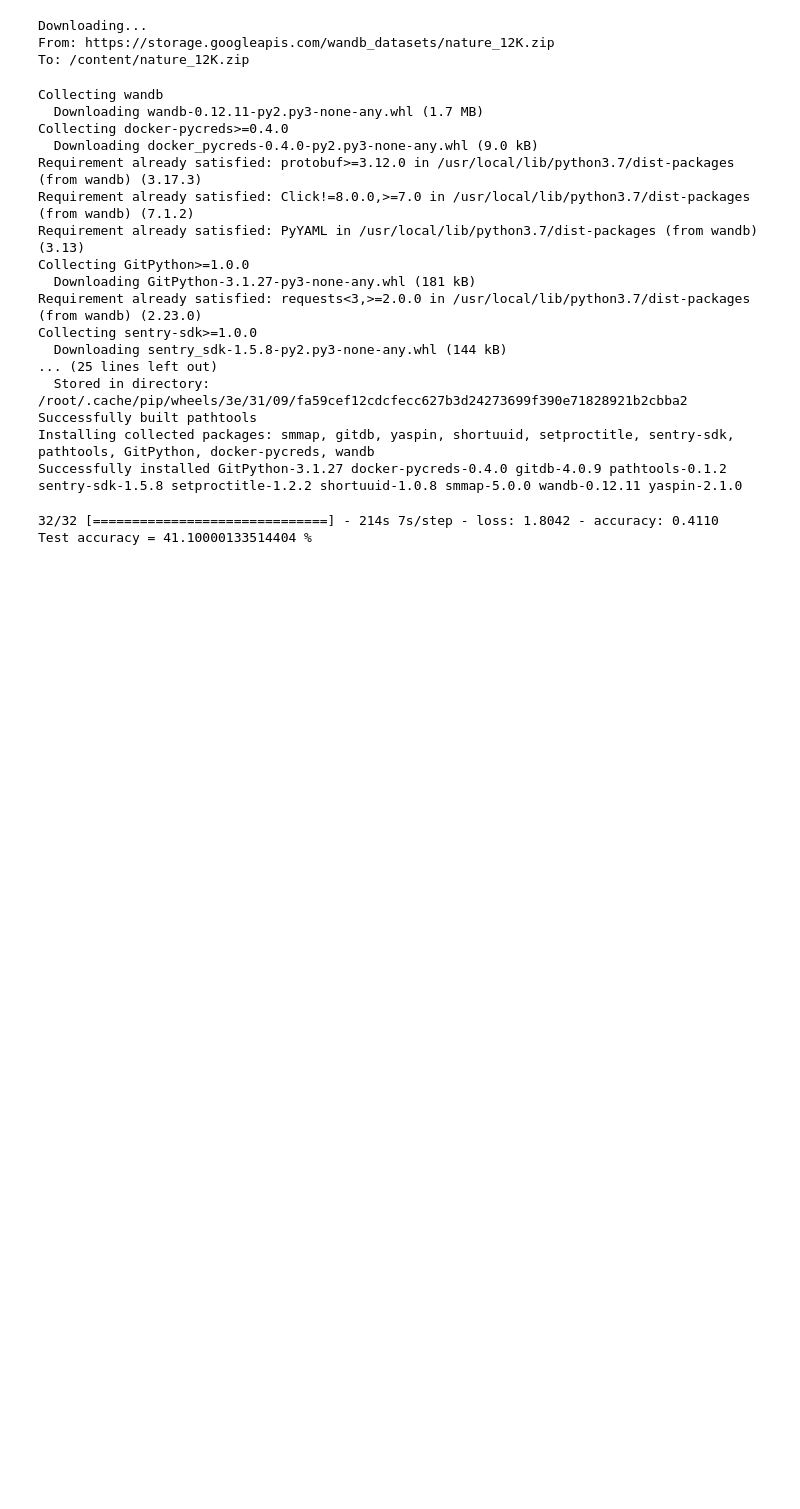
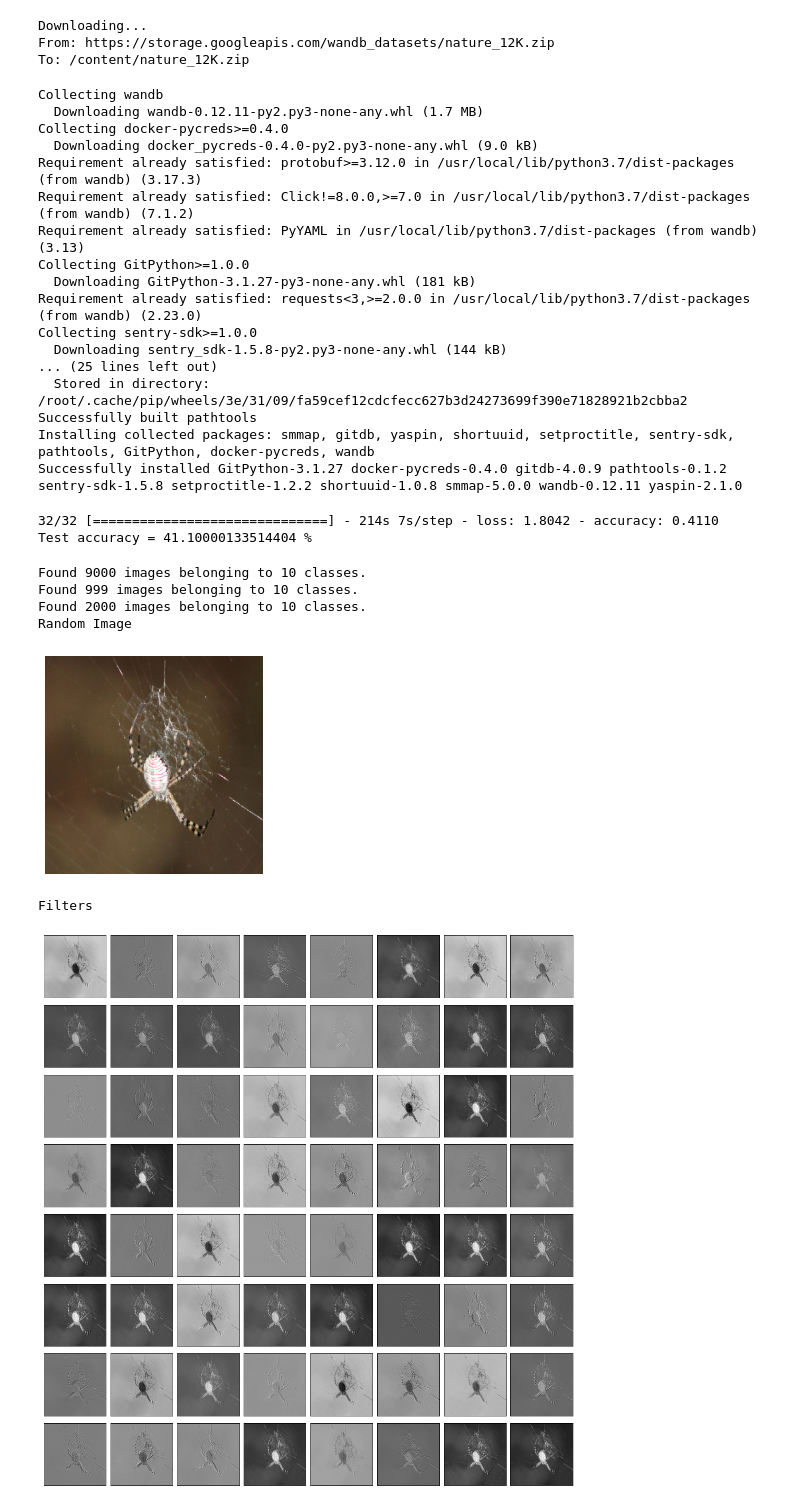
Before and after one commit to anandhc6/Assignment-2, a Jupyter notebook: PartA_Q4,5.ipynb, the cells around one changed output. Saved outputs shown, nothing was run; the diff lists cells and outputs as text; code cells hidden in the pictures; blank space fills up the shorter version.

```diff
--- a/PartA_Q4,5.ipynb
+++ b/PartA_Q4,5.ipynb
@@ -208,0 +228,67 @@ Test accuracy = 41.10000133514404 %
+# %%
+#Filters
+
+# load the weights
+weights, biases = best_model.layers[0].get_weights()
+
+# add along depth dimension
+filters = np.sum(weights, axis = 0)
+
+# normalizing
+filter_mini = filters.min()
+filter_maxi = filters.max()
+filters_numer = (filters - filter_mini)
+filters_denom = (filter_maxi - filter_mini)
+filters = filters_numer/filters_denom
+
+filters_al = plotGrid(filters, 8, 8)
+
+first_layer = tf.keras.Model(best_model.inputs, best_model.layers[0].output)
+first_layer.summary()
+# %%
+#filter visualization for a random image
+
+train_data, val_data, test_data =datagen(64, False)
+
+test_data_X, test_data_y = test_data.next()
+random_img = test_data_X[random.randint(0, len(test_data_X))]
+
+random_img = np.expand_dims(random_img, axis=0)
+
+random_img_op = first_layer.predict(random_img)
+
+first_layer = tf.keras.Model(best_model.inputs, best_model.layers[0].output)
+
+#Random image
+print("Random Image")
+plt.axis('off')
+fig1=plt.imshow(random_img[0])
+plt.show(fig1)
+
+# 64 filters in the first layer
+plt.figure(figsize=(15, 15))
+filter_grid = 8
+iter = 1
+
+for _ in range(filter_grid):
+	for _ in range(filter_grid):
+		# subplots
+		ax = plt.subplot(filter_grid, filter_grid, iter)
+		ax.set_xticks([])
+		ax.set_yticks([])
+		# plot filter channel
+		fig=plt.imshow(random_img_op[0, :, :, iter-1], cmap='gray')
+		iter = iter + 1
+
+print("Filters")
+plt.subplots_adjust(wspace=0, hspace=1)
+plt.tight_layout()
+plt.show(fig)
+# %% [output]
+Found 9000 images belonging to 10 classes.
+Found 999 images belonging to 10 classes.
+Found 2000 images belonging to 10 classes.
+Random Image
+[figure, added]
+Filters
+[figure, added]
```
Also changed, not shown: parts of 3 cells of this notebook.
